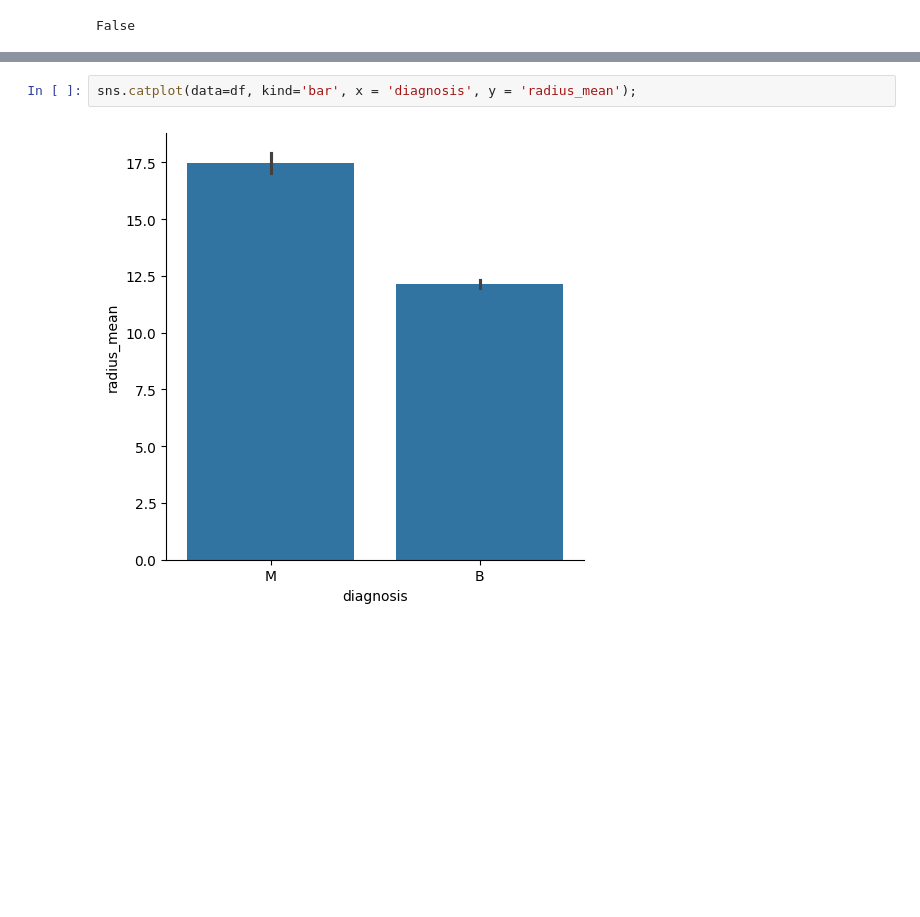
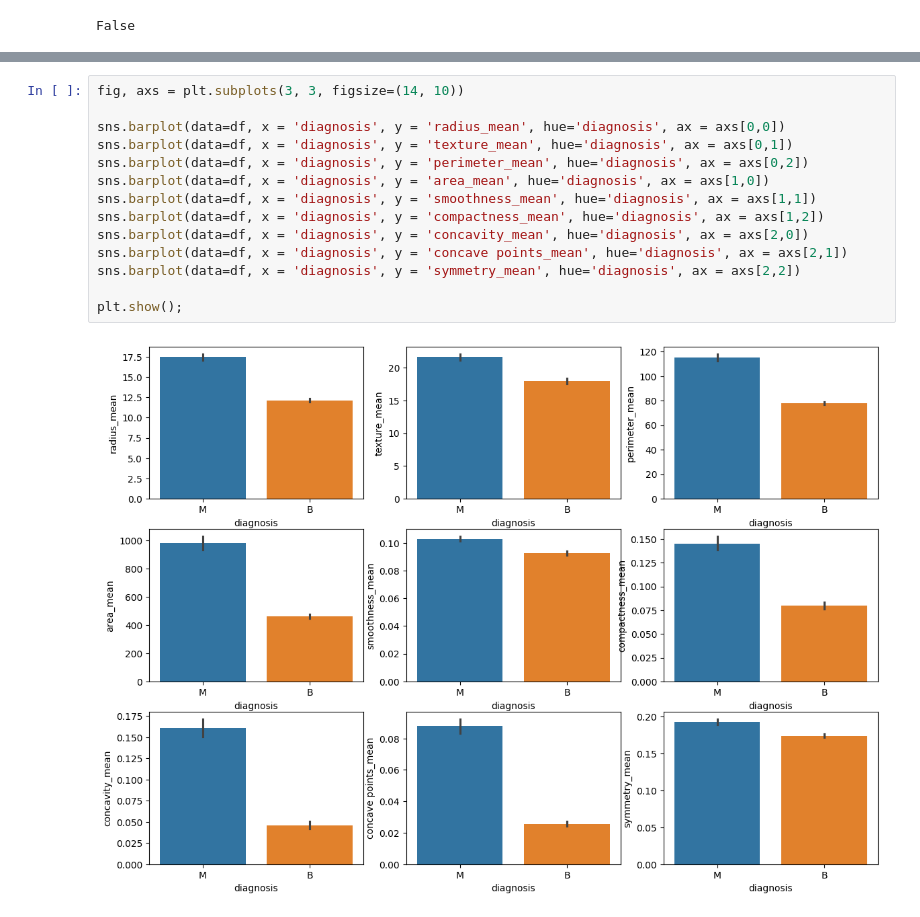
Before and after one commit to nmzaki/OTUS_ML_042024, a Jupyter notebook: homework-6/homework_6.ipynb, the cells around one changed output, grey strips where cells are left out. Saved outputs shown, nothing was run; the diff lists cells and outputs as text; blank space fills up the shorter version.

```diff
--- a/homework-6/homework_6.ipynb
+++ b/homework-6/homework_6.ipynb
@@ -122,4 +176,16 @@ df_b.describe()
 # %%
-sns.catplot(data=df, kind='bar', x = 'diagnosis', y = 'radius_mean');
+fig, axs = plt.subplots(3, 3, figsize=(14, 10))
+
+sns.barplot(data=df, x = 'diagnosis', y = 'radius_mean', hue='diagnosis', ax = axs[0,0])
+sns.barplot(data=df, x = 'diagnosis', y = 'texture_mean', hue='diagnosis', ax = axs[0,1])
+sns.barplot(data=df, x = 'diagnosis', y = 'perimeter_mean', hue='diagnosis', ax = axs[0,2])
+sns.barplot(data=df, x = 'diagnosis', y = 'area_mean', hue='diagnosis', ax = axs[1,0])
+sns.barplot(data=df, x = 'diagnosis', y = 'smoothness_mean', hue='diagnosis', ax = axs[1,1])
+sns.barplot(data=df, x = 'diagnosis', y = 'compactness_mean', hue='diagnosis', ax = axs[1,2])
+sns.barplot(data=df, x = 'diagnosis', y = 'concavity_mean', hue='diagnosis', ax = axs[2,0])
+sns.barplot(data=df, x = 'diagnosis', y = 'concave points_mean', hue='diagnosis', ax = axs[2,1])
+sns.barplot(data=df, x = 'diagnosis', y = 'symmetry_mean', hue='diagnosis', ax = axs[2,2])
+
+plt.show();
 # %% [output]
-[figure, old version]
+[figure, new version]
```
Also changed, not shown: parts of 17 cells of this notebook.
